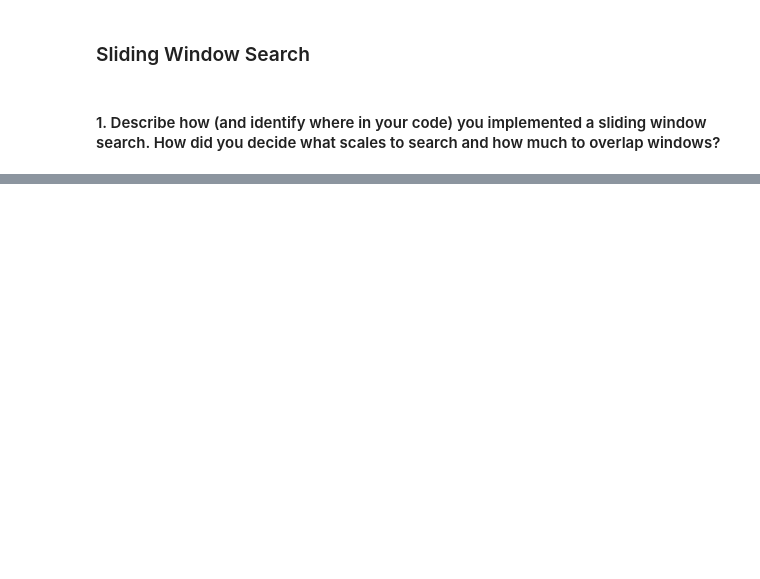
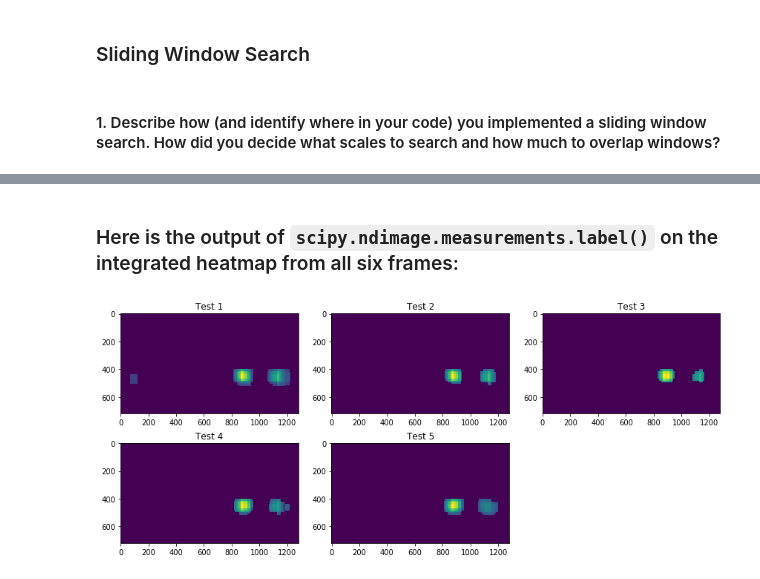
Before and after one commit to calsaviour/sdc, a Jupyter notebook: TermOne/CarND-Vehicle-Detection/submission/writeup.ipynb, the cells around one changed output, grey strips where cells are left out. Drawn from its saved outputs; the diff is of its cells as text; code cells hidden in the pictures; blank space fills up the shorter version.

```diff
--- a/TermOne/CarND-Vehicle-Detection/submission/writeup.ipynb
+++ b/TermOne/CarND-Vehicle-Detection/submission/writeup.ipynb
@@ -291,0 +529,47 @@ I decided to search random window positions at random scales all over the image
+# %%
+img = mpimg.imread("../test_images/test1.jpg")
+r_out_img1, label1 = find_cars(img)
+
+img = mpimg.imread("../test_images/test2.jpg")
+r_out_img2, label2 = find_cars(img)
+
+img = mpimg.imread("../test_images/test3.jpg")
+r_out_img3, label3 = find_cars(img)
+
+img = mpimg.imread("../test_images/test4.jpg")
+r_out_img4, label4 = find_cars(img)
+
+img = mpimg.imread("../test_images/test5.jpg")
+r_out_img5, label5 = find_cars(img)
+
+img = mpimg.imread("../test_images/test6.jpg")
+r_out_img6, label6 = find_cars(img)
+# %% [markdown]
+### Here is the output of `scipy.ndimage.measurements.label()` on the integrated heatmap from all six frames:
+# %%
+fig = plt.figure(figsize=(12,5))
+plt.subplot(231)
+plt.imshow(label1)
+plt.title('Test 1')
+plt.subplot(232)
+plt.imshow(label2)
+plt.title('Test 2')
+plt.subplot(233)
+plt.imshow(label3)
+plt.title('Test 3')
+
+plt.subplot(234)
+plt.imshow(label4)
+plt.title('Test 4')
+
+plt.subplot(235)
+plt.imshow(label5)
+plt.title('Test 5')
+
+plt.subplot(235)
+plt.imshow(label6)
+plt.title('Test 5')
+
+fig.tight_layout()
+# %% [output]
+[figure, added]
```
Also changed, not shown: parts of 41 cells of this notebook, 6 other files.
